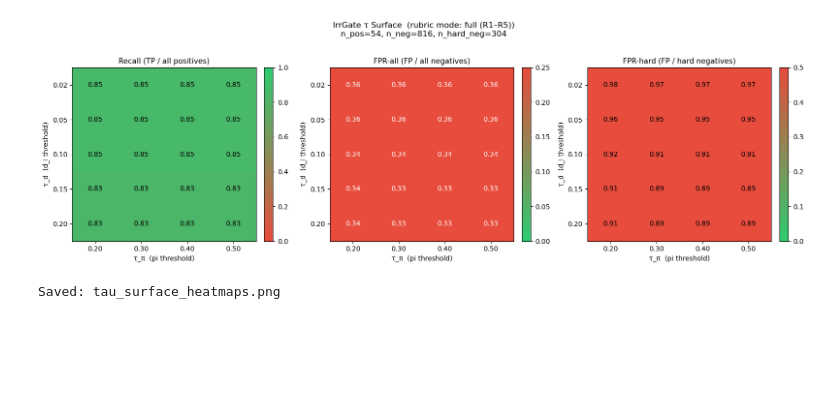
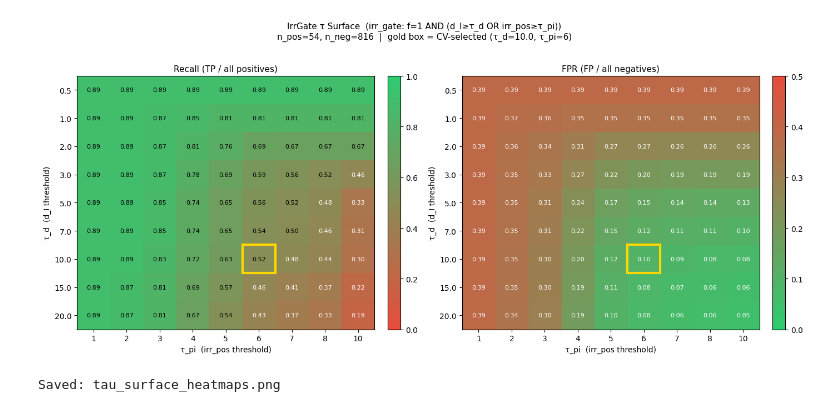
Before and after one commit to sneha-shres/Irreversibilitygating, a Jupyter notebook: notebooks/tau_surface.ipynb, the cells around one changed output. Saved outputs shown, nothing was run; the diff lists cells and outputs as text; code cells hidden in the pictures; blank space fills up the shorter version.

Commit message:
Final results

```diff
--- a/notebooks/tau_surface.ipynb
+++ b/notebooks/tau_surface.ipynb
@@ -90,0 +63,20 @@ Grid: 5 × 4 = 20 configs
+# %%
+# Grid matches the CV procedure in scripts/run_cv.py
+TAU_D_VALS     = [0.5, 1.0, 2.0, 3.0, 5.0, 7.0, 10.0, 15.0, 20.0]
+TAU_PI_VALS = [1, 2, 3, 4, 5, 6, 7, 8, 10]
+
+traj_rows = profiles.to_dict('records')
+
+def simulate_gate(tau_d: float, tau_pi: int) -> dict:
+    """block iff f=1 AND (d_I >= tau_d OR irr_pos >= tau_pi)."""
+    results = {}
+    for row in traj_rows:
+        if row['f'] == 0:
+            results[row['trajectory_id']] = False
+        else:
+            results[row['trajectory_id']] = (
+                row['d_I'] >= tau_d or row['irr_pos'] >= tau_pi
+            )
+    return results
+
+print(f'Grid: {len(TAU_D_VALS)} × {len(TAU_PI_VALS)} = {len(TAU_D_VALS)*len(TAU_PI_VALS)} configs')
@@ -142,55 +131,62 @@ Grid search done in 0.35s
 # %%
-# ── Three heatmaps ────────────────────────────────────────────────────────────
-def make_grid(metric: str) -> tuple[np.ndarray, float, float]:
+def make_grid(metric: str) -> np.ndarray:
     grid = np.zeros((len(TAU_D_VALS), len(TAU_PI_VALS)))
-    for row in records:
+    for row in records_list:
         i = TAU_D_VALS.index(row['tau_d'])
         j = TAU_PI_VALS.index(row['tau_pi'])
         grid[i, j] = row[metric]
-    return grid, grid.min(), grid.max()
+    return grid
 
-
-def annotate(ax, grid, fmt='.2f', fontsize=10):
+def annotate(ax, grid, fmt='.2f', fontsize=8):
     for i in range(grid.shape[0]):
         for j in range(grid.shape[1]):
             ax.text(j, i, f'{grid[i,j]:{fmt}}', ha='center', va='center',
                     fontsize=fontsize, color='white' if grid[i,j] < 0.5 else 'black')
 
-
 GREEN_RED = LinearSegmentedColormap.from_list('gr', ['#2ecc71','#e74c3c'])
 RED_GREEN = LinearSegmentedColormap.from_list('rg', ['#e74c3c','#2ecc71'])
 
+# Read CV-selected operating point
+cv_counts = cv.get('irrgate', {}).get('tau_selection_counts', {})
+cv_tau_d  = float(max(cv_counts.get('tau_d_counts',   {'10.0': 1}), key=cv_counts['tau_d_counts'].get))
+cv_tau_p  = int(max(cv_counts.get('tau_pi_counts', {'6': 1}),    key=cv_counts['tau_pi_counts'].get))
+
 metrics_meta = [
-    ('recall',   'Recall (TP / all positives)',     RED_GREEN, 0, 1),
-    ('fpr_all',  'FPR-all (FP / all negatives)',    GREEN_RED, 0, 0.25),
-    ('fpr_hard', 'FPR-hard (FP / hard negatives)',  GREEN_RED, 0, 0.5),
+    ('recall', 'Recall (TP / all positives)', RED_GREEN, 0, 1),
+    ('fpr',    'FPR (FP / all negatives)',    GREEN_RED, 0, 0.5),
 ]
 
-fig, axes = plt.subplots(1, 3, figsize=(16, 5))
+fig, axes = plt.subplots(1, 2, figsize=(14, 6))
 fig.suptitle(
-    f'IrrGate τ Surface  (profile-only gate, disjunction policy)\n'
-    f'n_pos={len(pos_ids)}, n_neg={len(neg_ids)}, n_hard_neg={len(hard_neg_ids)}',
-    fontsize=12, y=1.02
+    f'IrrGate τ Surface  (irr_gate: f=1 AND (d_I≥τ_d OR irr_pos≥τ_pi))\n'
+    f'n_pos={len(pos_ids)}, n_neg={len(neg_ids)}  |  gold box = CV-selected (τ_d={cv_tau_d}, τ_pi={cv_tau_p})',
+    fontsize=11, y=1.02
 )
 
 for ax, (metric, title, cmap, vmin, vmax) in zip(axes, metrics_meta):
-    grid, gmin, gmax = make_grid(metric)
+    grid = make_grid(metric)
     im = ax.imshow(grid, cmap=cmap, vmin=vmin, vmax=vmax, aspect='auto')
     annotate(ax, grid)
+    # Mark CV-selected operating point
+    if cv_tau_d in TAU_D_VALS and cv_tau_p in TAU_PI_VALS:
+        ci = TAU_D_VALS.index(cv_tau_d)
+        cj = TAU_PI_VALS.index(cv_tau_p)
+        ax.add_patch(plt.Rectangle((cj - 0.5, ci - 0.5), 1, 1,
+                                   fill=False, edgecolor='gold', linewidth=3))
     ax.set_xticks(range(len(TAU_PI_VALS)))
-    ax.set_xticklabels([f'{v:.2f}' for v in TAU_PI_VALS])
+    ax.set_xticklabels([str(v) for v in TAU_PI_VALS])
     ax.set_yticks(range(len(TAU_D_VALS)))
-    ax.set_yticklabels([f'{v:.2f}' for v in TAU_D_VALS])
-    ax.set_xlabel('τ_π  (pi threshold)', fontsize=10)
+    ax.set_yticklabels([str(v) for v in TAU_D_VALS])
+    ax.set_xlabel('τ_pi  (irr_pos threshold)', fontsize=10)
     ax.set_ylabel('τ_d  (d_I threshold)', fontsize=10)
     ax.set_title(title, fontsize=11)
     plt.colorbar(im, ax=ax, fraction=0.046, pad=0.04)
 
 plt.tight_layout()
 plt.savefig('tau_surface_heatmaps.png', dpi=150, bbox_inches='tight')
 plt.show()
-print('Saved: tau_surface_heatmaps.png')
+print(f'Saved: tau_surface_heatmaps.png')
 # %% [output]
-[figure, old version]
+[figure, new version]
 Saved: tau_surface_heatmaps.png
 # %%
```
Also changed, not shown: parts of 15 cells of this notebook, 42 other files.
